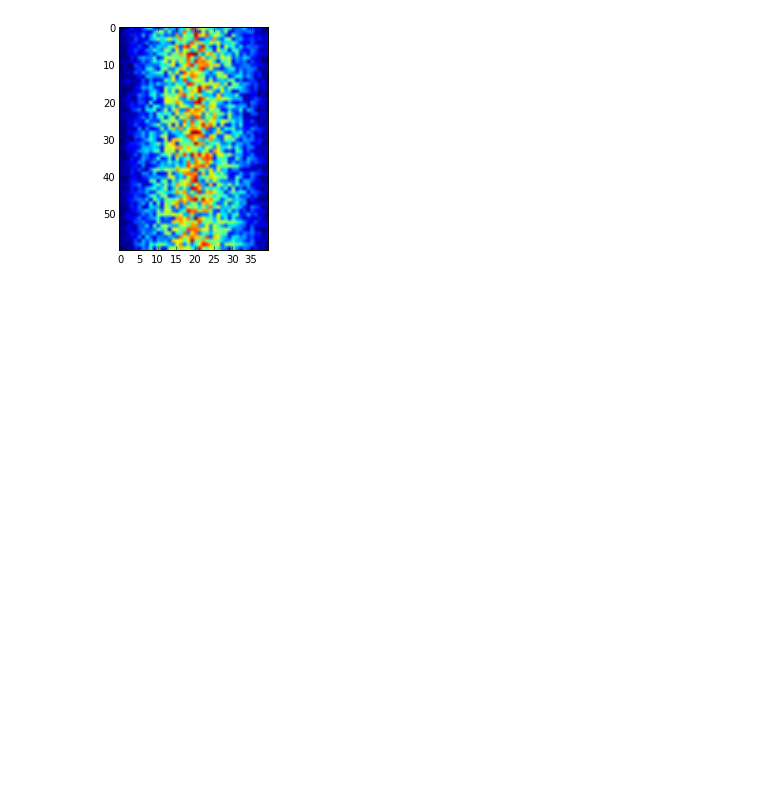
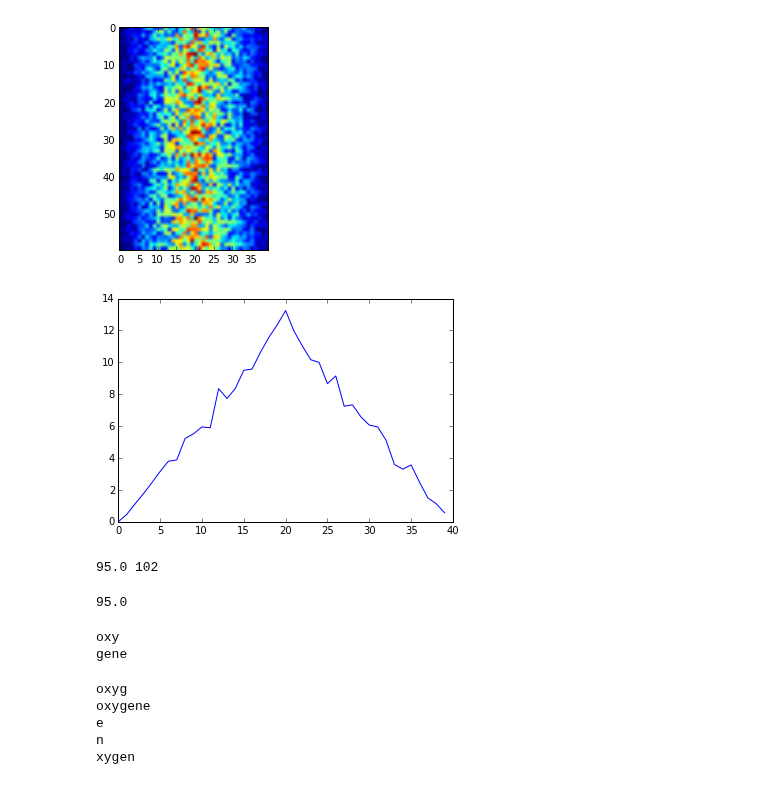
Before and after one commit to plstonge/swc-python-ipynb, a Jupyter notebook: python-2015-11-10.ipynb, the cells around one changed output. Cells and saved outputs as stored; diff of their text form; code cells hidden in the pictures; blank space fills up the shorter version.

```diff
--- a/python-2015-11-10.ipynb
+++ b/python-2015-11-10.ipynb
@@ -171,3 +171,9 @@ image = matplotlib.pyplot.imshow(data)
 matplotlib.pyplot.show(image)
 # %% [output]
 [figure]
+# %%
+moyenne_inf = data.mean(axis=0)
+moyenne_graph = matplotlib.pyplot.plot(moyenne_inf)
+matplotlib.pyplot.show(moyenne_graph)
+# %% [output]
+[figure, added]
@@ -173,0 +185,29 @@ matplotlib.pyplot.show(image)
+# %%
+print (masse, age)
+# %% [output]
+95.0 102
+# %%
+masse2 = masse
+masse = 10
+print(masse2)
+# %% [output]
+95.0
+# %%
+element = 'oxygene'
+print(element[0:3])
+print(element[3:7])
+# %% [output]
+oxy
+gene
+# %%
+print(element[:4])
+print(element[:])
+print(element[-1])
+print(element[-2])
+print(element[1:-1])
+# %% [output]
+oxyg
+oxygene
+e
+n
+xygen
```
Also changed, not shown: parts of 2 cells of this notebook.
